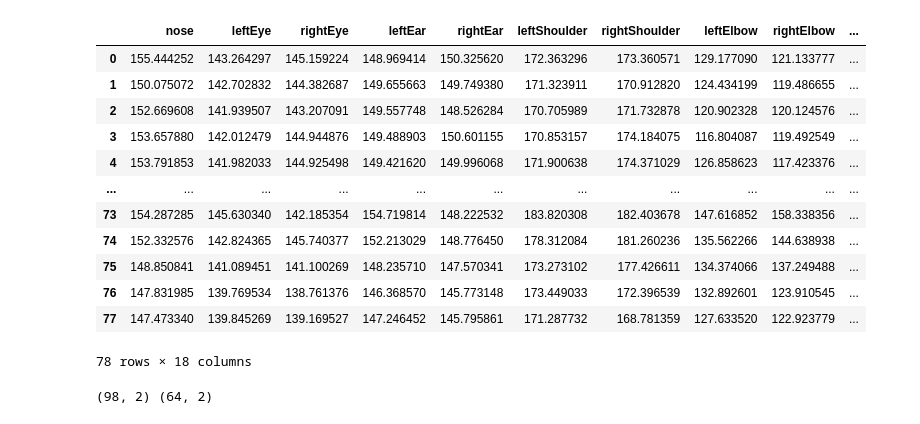
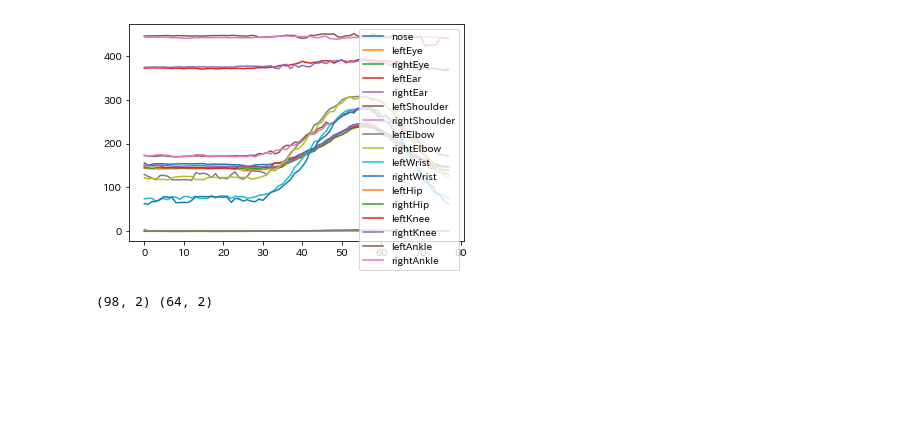
Before and after one commit to d-nagata/teamg, a Jupyter notebook: Scripts/fig_graph.ipynb, the cells around one changed output. Saved outputs shown, nothing was run; the diff lists cells and outputs as text; code cells hidden in the pictures; blank space fills up the shorter version.

```diff
--- a/Scripts/fig_graph.ipynb
+++ b/Scripts/fig_graph.ipynb
@@ -26,22 +26,29 @@ squat1_x_df = standarizatioin_df(squat1_x_df)
 squat1_y_df = standarizatioin_df(squat1_y_df)
 squat2_x_df = standarizatioin_df(squat2_x_df)
 squat2_y_df = standarizatioin_df(squat2_y_df)
-# %%
-squat1_y_df
-# %% [output]
-|  | nose | leftEye | rightEye | leftEar | rightEar | leftShoulder | rightShoulder | leftElbow | rightElbow | ... |
-| 0 | 155.444252 | 143.264297 | 145.159224 | 148.969414 | 150.325620 | 172.363296 | 173.360571 | 129.177090 | 121.133777 | ... |
-| 1 | 150.075072 | 142.702832 | 144.382687 | 149.655663 | 149.749380 | 171.323911 | 170.912820 | 124.434199 | 119.486655 | ... |
-| 2 | 152.669608 | 141.939507 | 143.207091 | 149.557748 | 148.526284 | 170.705989 | 171.732878 | 120.902328 | 120.124576 | ... |
-| 3 | 153.657880 | 142.012479 | 144.944876 | 149.488903 | 150.601155 | 170.853157 | 174.184075 | 116.804087 | 119.492549 | ... |
-| 4 | 153.791853 | 141.982033 | 144.925498 | 149.421620 | 149.996068 | 171.900638 | 174.371029 | 126.858623 | 117.423376 | ... |
-| ... | ... | ... | ... | ... | ... | ... | ... | ... | ... | ... |
-| 73 | 154.287285 | 145.630340 | 142.185354 | 154.719814 | 148.222532 | 183.820308 | 182.403678 | 147.616852 | 158.338356 | ... |
-| 74 | 152.332576 | 142.824365 | 145.740377 | 152.213029 | 148.776450 | 178.312084 | 181.260236 | 135.562266 | 144.638938 | ... |
-| 75 | 148.850841 | 141.089451 | 141.100269 | 148.235710 | 147.570341 | 173.273102 | 177.426611 | 134.374066 | 137.249488 | ... |
-| 76 | 147.831985 | 139.769534 | 138.761376 | 146.368570 | 145.773148 | 173.449033 | 172.396539 | 132.892601 | 123.910545 | ... |
-| 77 | 147.473340 | 139.845269 | 139.169527 | 147.246452 | 145.795861 | 171.287732 | 168.781359 | 127.633520 | 122.923779 | ... |
-78 rows × 18 columns
+# %%
+"""グラフ描画"""
+
+#
+def draw_graph(df):
+    fig = plt.figure()
+    ax = fig.add_subplot()
+
+    for i in range(squat1_y_df.shape[1]):
+        ax.plot(squat1_y_df.index,squat1_y_df.iloc[:,i])
+
+    ax.legend(['nose','leftEye','rightEye','leftEar','rightEar','leftShoulder',
+                'rightShoulder','leftElbow','rightElbow','leftWrist','rightWrist',
+                'leftHip','rightHip','leftKnee','rightKnee','leftAnkle','rightAnkle'])
+
+    plt.show()
+
+
+
+
+draw_graph(squat1_y_df)
+# %% [output]
+[figure, added]
 # %%
 def more_plotpoints(df1,df2):
 
```
